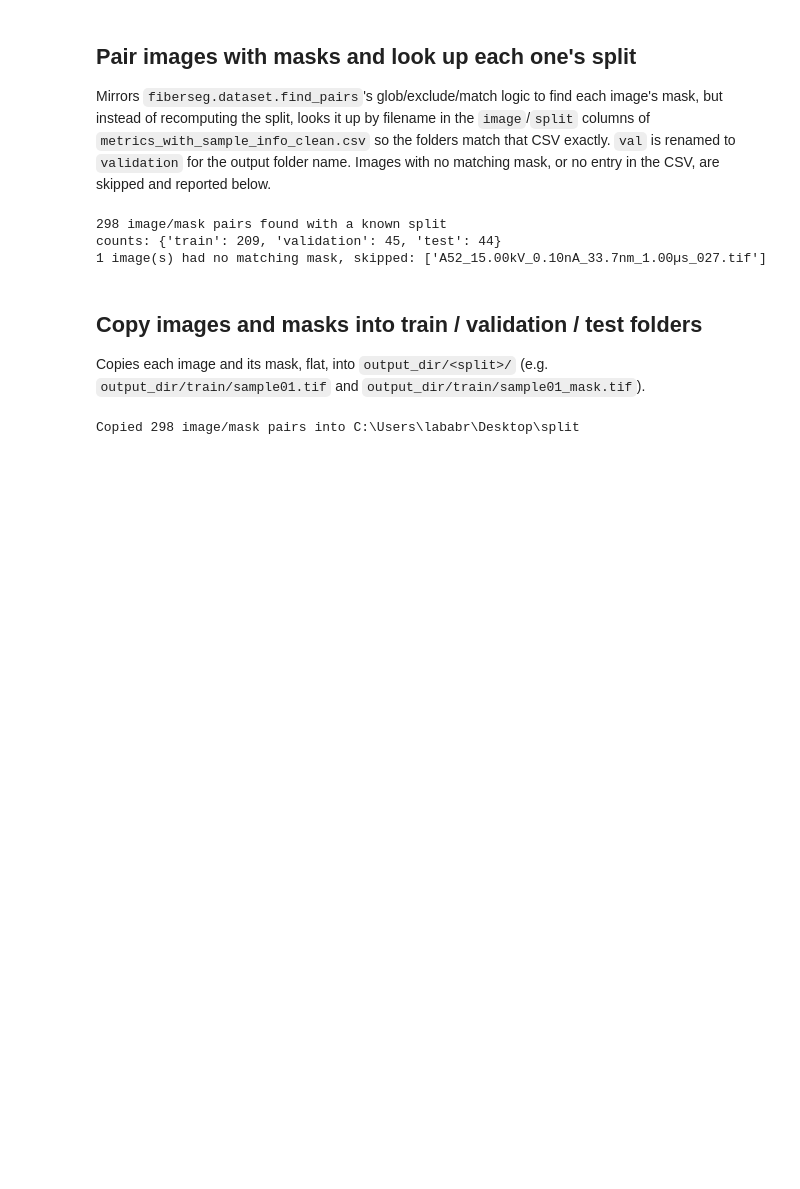
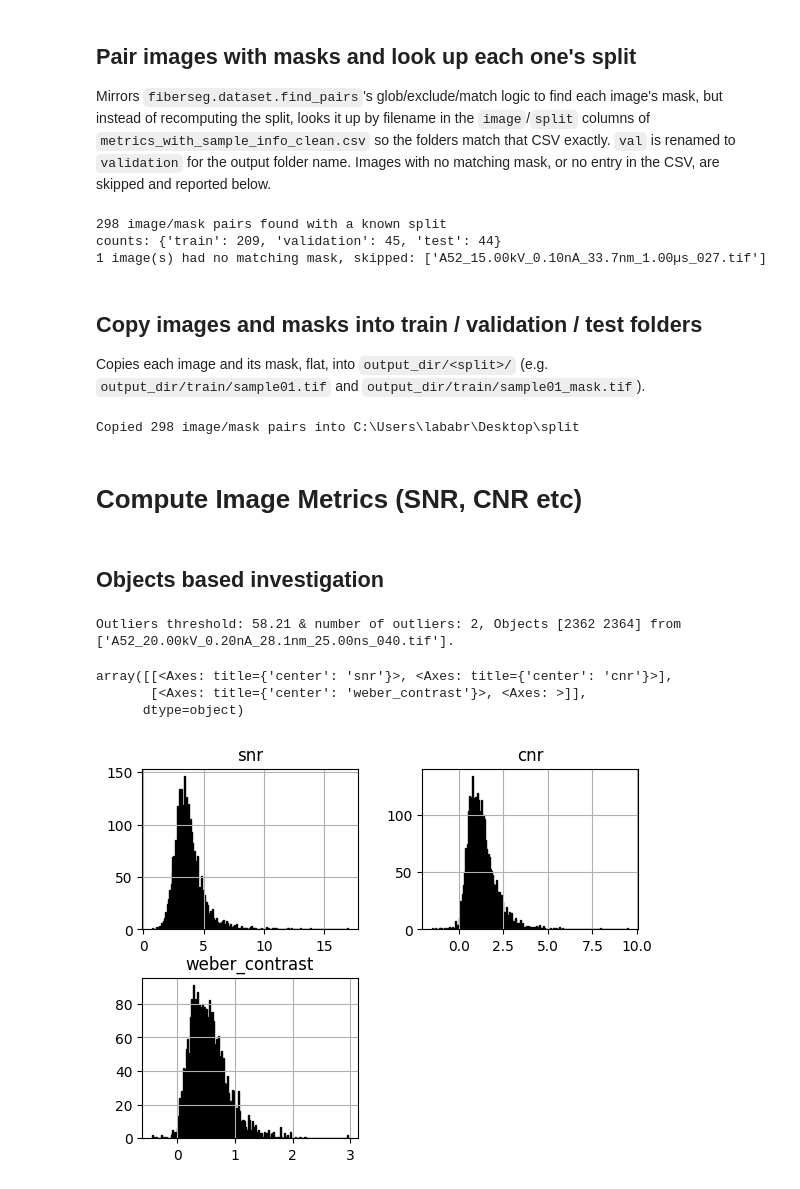
Before and after one commit to sigurdsfs/fiber_unet_trainer, a Jupyter notebook: notebooks/investigate_image_metrics.ipynb, the cells around one changed output. Drawn from its saved outputs; the diff is of its cells as text; code cells hidden in the pictures; blank space fills up the shorter version.

```diff
--- a/notebooks/investigate_image_metrics.ipynb
+++ b/notebooks/investigate_image_metrics.ipynb
@@ -236,3 +245,44 @@ for img_path, mask_path, split in pairs:
 print(f"Copied {len(pairs)} image/mask pairs into {output_dir.resolve()}")
 # %% [output]
 Copied 298 image/mask pairs into C:\Users\lababr\Desktop\split
+# %% [markdown]
+# Compute Image Metrics (SNR, CNR etc)
+# %%
+from fiberseg.tools.fiber_contrast_metrics import compute_fiber_contrast_metrics
+mask_dir = Path("c:\\Users\\lababr\\Desktop\\Sigurd\\Current Training Material - fibers only - Preproc\\Masks")
+image_dir = Path("c:\\Users\\lababr\\Desktop\\Sigurd\\Current Training Material - fibers only - Preproc\\Images")
+
+
+# Object-level metrics
+output_file_objects = Path("C:\\Users\\lababr\\Desktop\\Sigurd\\fiber_unet_trainer\\notebooks\\SNR_metrics_objects.csv")
+if output_file_objects.exists():
+    df_metrics_objects = pd.read_csv(output_file_objects)
+else:
+    df_metrics_objects = compute_fiber_contrast_metrics(mask_dir, image_dir, dilation_size=15, level="object")
+    df_metrics_objects.to_csv(output_file_objects, index=False)
+
+# Image-level metrics
+output_file_image = Path("C:\\Users\\lababr\\Desktop\\Sigurd\\fiber_unet_trainer\\notebooks\\SNR_metrics_image.csv")
+if output_file_image.exists():
+    df_metrics_image = pd.read_csv(output_file_image)
+else:
+    df_metrics_image = compute_fiber_contrast_metrics(mask_dir, image_dir, dilation_size=15, level="image")
+    df_metrics_image.to_csv(output_file_image, index=False)
+# %% [markdown]
+## Objects based investigation
+# %%
+# Filter the threshold for outliers based on the 99.95 percentile of the SNR values in the object-level metrics DataFrame. Identify the indices of the outlier objects and print the threshold, number of outliers, and their corresponding image names. Finally, create a filtered DataFrame that excludes these outliers for further analysis.
+outliers_thr = np.percentile(df_metrics_objects["snr"], 99.95)
+outliers_objects = np.where(df_metrics_objects["snr"] > outliers_thr)[0]
+print(f"Outliers threshold: {outliers_thr:.2f} & number of outliers: {len(outliers_objects)}, Objects {outliers_objects} from {df_metrics_objects.iloc[outliers_objects]['image'].unique()}.")
+
+df_metrics_objects_filtered = df_metrics_objects.iloc[np.where(df_metrics_objects["snr"] < outliers_thr)]
+# %% [output]
+Outliers threshold: 58.21 & number of outliers: 2, Objects [2362 2364] from ['A52_20.00kV_0.20nA_28.1nm_25.00ns_040.tif'].
+# %%
+df_metrics_objects_filtered.hist(column=["snr","cnr","weber_contrast"], bins=200, color="0.6", edgecolor="black")
+# %% [output]
+array([[<Axes: title={'center': 'snr'}>, <Axes: title={'center': 'cnr'}>],
+       [<Axes: title={'center': 'weber_contrast'}>, <Axes: >]],
+      dtype=object)
+[figure, added]
```
Also changed, not shown: parts of 18 cells of this notebook, 33 other files.
